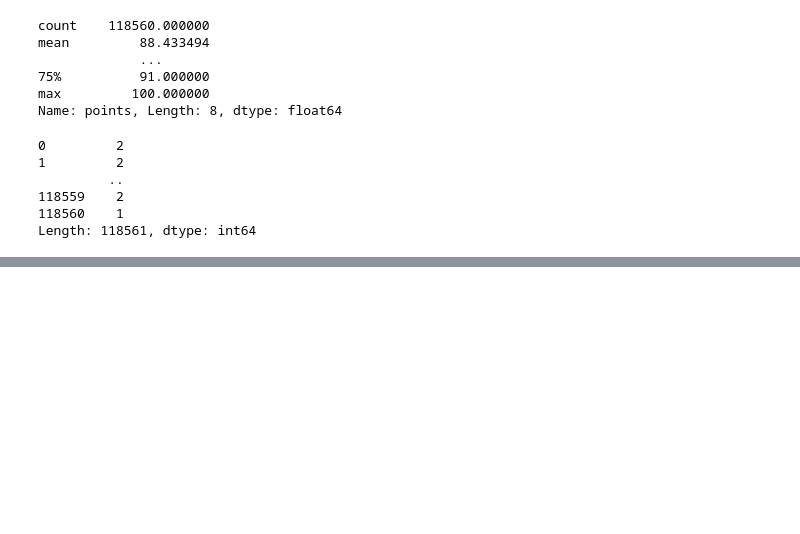
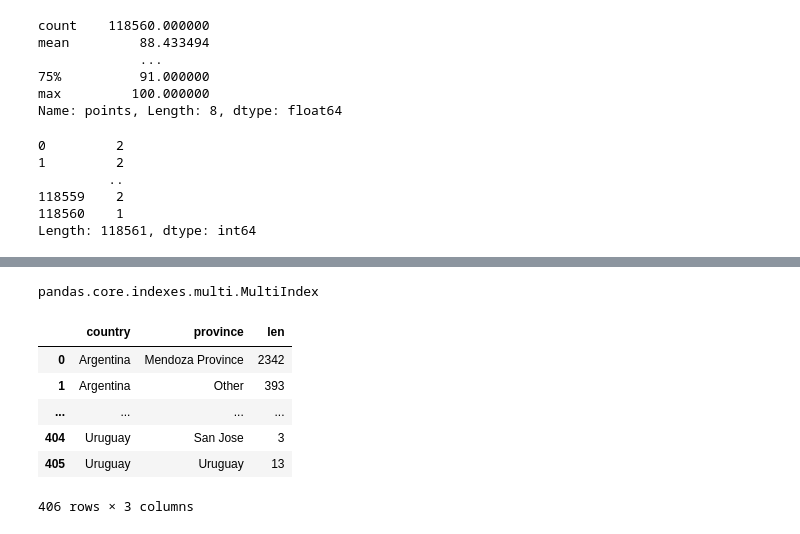
Before and after one commit to Daniel-Benson-Poe/66DaysOfData, a Jupyter notebook: Pandas_MiniCourse_on_Kaggle.ipynb, the cells around one changed output, grey strips where cells are left out. Drawn from its saved outputs; the diff is of its cells as text; code cells hidden in the pictures; blank space fills up the shorter version.

```diff
--- a/Pandas_MiniCourse_on_Kaggle.ipynb
+++ b/Pandas_MiniCourse_on_Kaggle.ipynb
@@ -999,0 +1066,4 @@ Length: 118561, dtype: int64
+# %%
+# Sometimes the groupby will give us a multiindex
+countries_reviewed = reviews.groupby(['country', 'province']).description.agg([len])
+countries_reviewed
@@ -999,0 +1079,16 @@ Length: 118561, dtype: int64
+# %%
+mi = countries_reviewed.index
+type(mi)
+# %% [output]
+pandas.core.indexes.multi.MultiIndex
+# %%
+# We can convert a multi index back to a regular index
+countries_reviewed.reset_index()
+# %% [output]
+|  | country | province | len |
+| 0 | Argentina | Mendoza Province | 2342 |
+| 1 | Argentina | Other | 393 |
+| ... | ... | ... | ... |
+| 404 | Uruguay | San Jose | 3 |
+| 405 | Uruguay | Uruguay | 13 |
+406 rows × 3 columns
```
Also changed, not shown: parts of 26 cells of this notebook.
